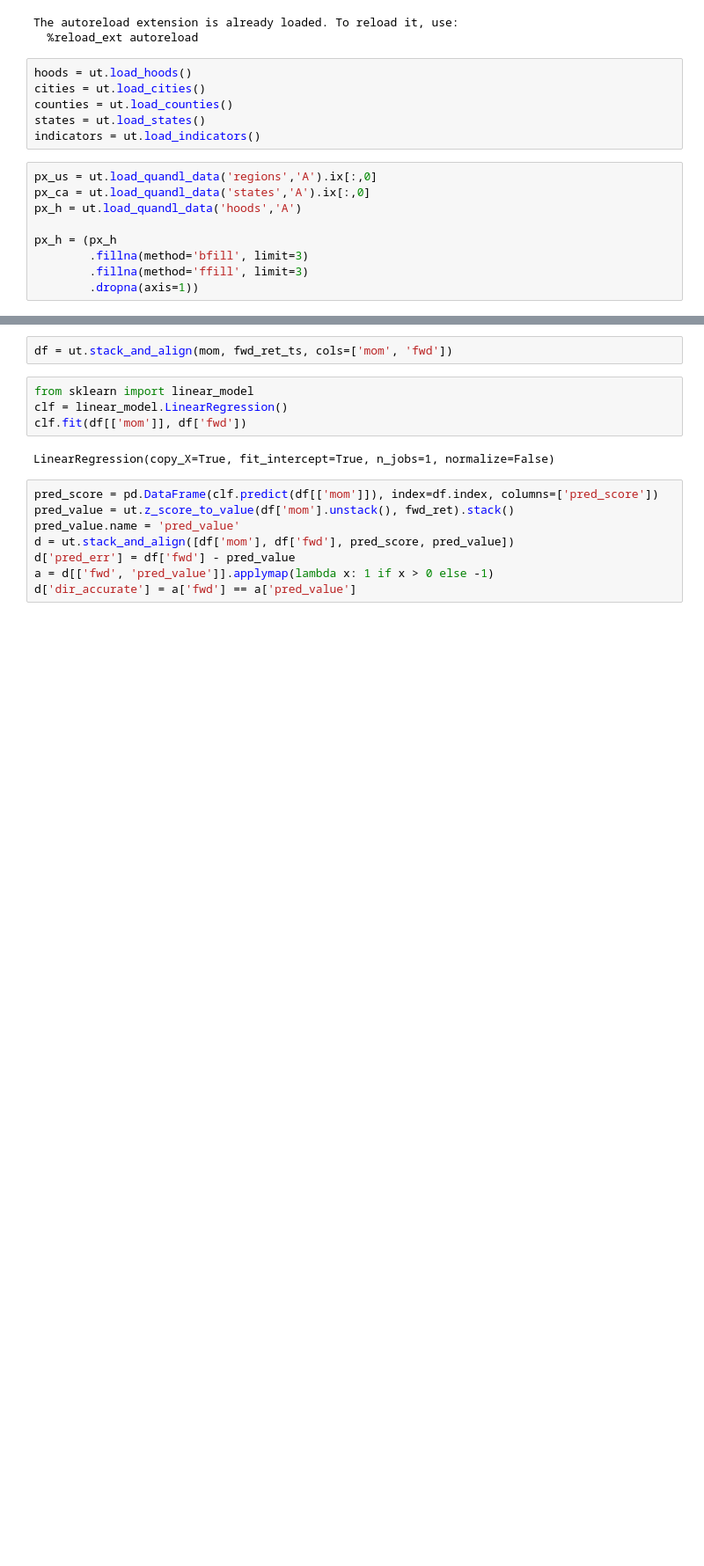
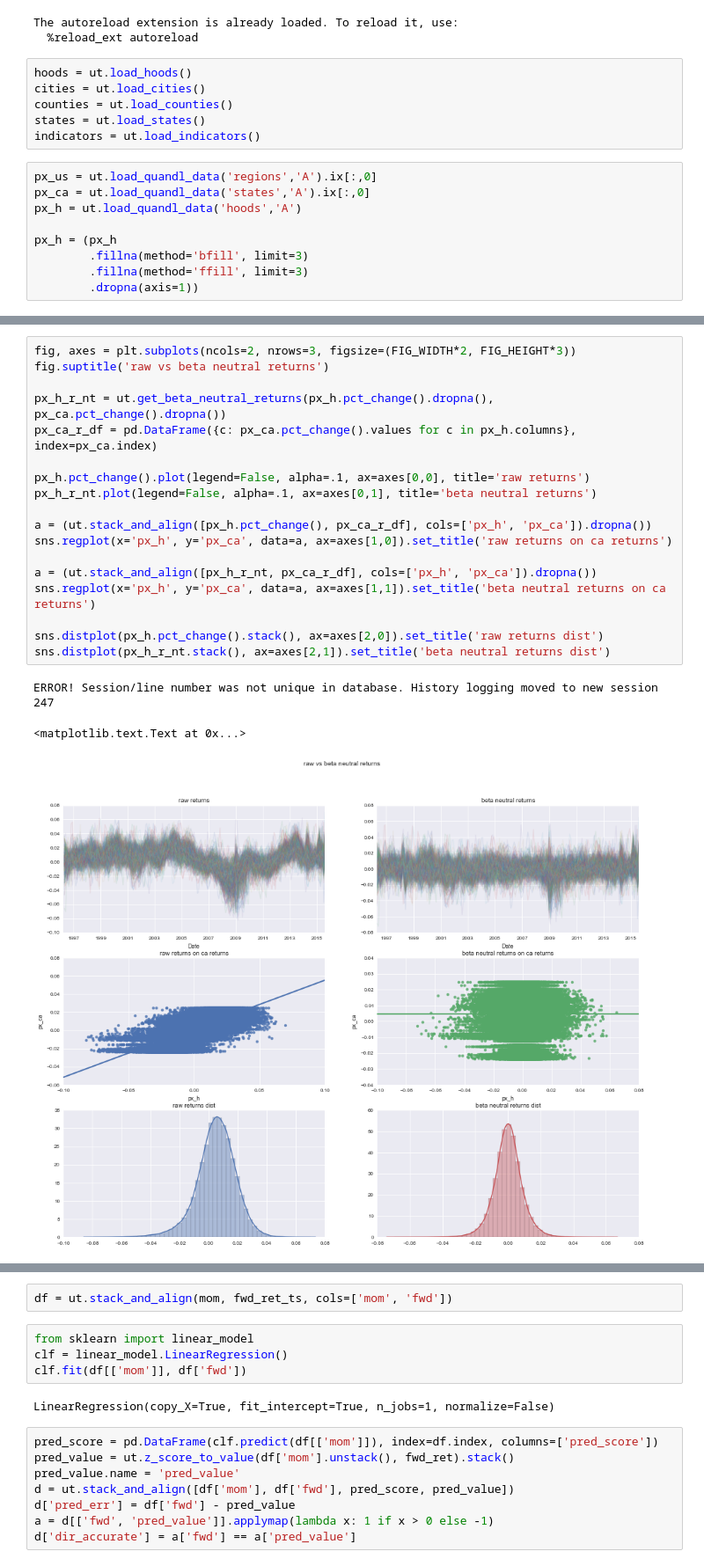
Before and after one commit to rhouck/re, a Jupyter notebook: explore.ipynb, the cells around one changed output, grey strips where cells are left out. Shown at 88% size. Saved outputs shown, nothing was run; the diff lists cells and outputs as text; blank space fills up the shorter version.

```diff
--- a/explore.ipynb
+++ b/explore.ipynb
@@ -60,0 +63,22 @@ betas_us.plot(title='us betas', ax=axes[1,1])
+# %%
+fig, axes = plt.subplots(ncols=2, nrows=3, figsize=(FIG_WIDTH*2, FIG_HEIGHT*3))
+fig.suptitle('raw vs beta neutral returns')
+
+px_h_r_nt = ut.get_beta_neutral_returns(px_h.pct_change().dropna(), px_ca.pct_change().dropna())
+px_ca_r_df = pd.DataFrame({c: px_ca.pct_change().values for c in px_h.columns}, index=px_ca.index)
+
+px_h.pct_change().plot(legend=False, alpha=.1, ax=axes[0,0], title='raw returns')
+px_h_r_nt.plot(legend=False, alpha=.1, ax=axes[0,1], title='beta neutral returns')
+
+a = (ut.stack_and_align([px_h.pct_change(), px_ca_r_df], cols=['px_h', 'px_ca']).dropna())
+sns.regplot(x='px_h', y='px_ca', data=a, ax=axes[1,0]).set_title('raw returns on ca returns')
+
+a = (ut.stack_and_align([px_h_r_nt, px_ca_r_df], cols=['px_h', 'px_ca']).dropna())
+sns.regplot(x='px_h', y='px_ca', data=a, ax=axes[1,1]).set_title('beta neutral returns on ca returns')
+
+sns.distplot(px_h.pct_change().stack(), ax=axes[2,0]).set_title('raw returns dist')
+sns.distplot(px_h_r_nt.stack(), ax=axes[2,1]).set_title('beta neutral returns dist')
+# %% [output]
+ERROR! Session/line number was not unique in database. History logging moved to new session 247
+<matplotlib.text.Text at 0x...>
+[figure, added]
```
Also changed, not shown: parts of 13 cells of this notebook, 1 other file.
